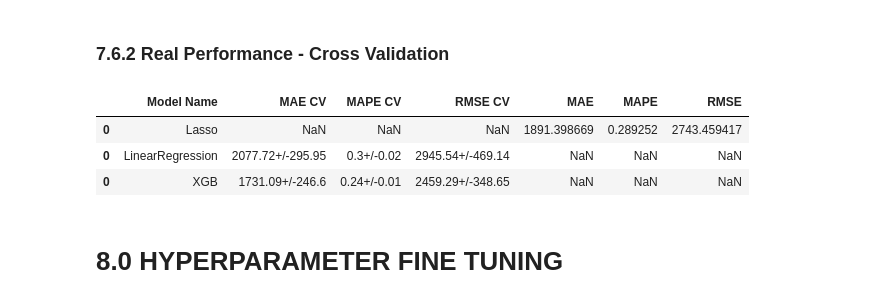
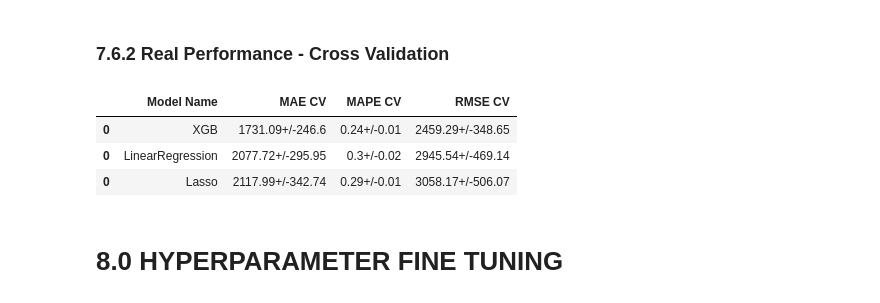
Before and after one commit to alexandrerod/rossmann_sales, a Jupyter notebook: store_sales.ipynb, the cells around one changed output. Cells and saved outputs as stored; diff of their text form; code cells hidden in the pictures.

```diff
--- a/store_sales.ipynb
+++ b/store_sales.ipynb
@@ -1242,13 +1242,13 @@ modelling_result.sort_values('RMSE')
 # %% [markdown]
 ### 7.6.2 Real Performance - Cross Validation
 # %%
-modelling_result_cv = pd.concat([lr_result_cv, lrr_result, xgb_result_cv])
-modelling_result_cv.sort_values('RMSE')
+modelling_result_cv = pd.concat([lrr_result_cv,lr_result_cv, xgb_result_cv])
+modelling_result_cv.sort_values('RMSE CV')
 # %% [output]
-|  | Model Name | MAE CV | MAPE CV | RMSE CV | MAE | MAPE | RMSE |
-| 0 | Lasso | NaN | NaN | NaN | 1891.398669 | 0.289252 | 2743.459417 |
-| 0 | LinearRegression | 2077.72+/-295.95 | 0.3+/-0.02 | 2945.54+/-469.14 | NaN | NaN | NaN |
-| 0 | XGB | 1731.09+/-246.6 | 0.24+/-0.01 | 2459.29+/-348.65 | NaN | NaN | NaN |
+|  | Model Name | MAE CV | MAPE CV | RMSE CV |
+| 0 | XGB | 1731.09+/-246.6 | 0.24+/-0.01 | 2459.29+/-348.65 |
+| 0 | LinearRegression | 2077.72+/-295.95 | 0.3+/-0.02 | 2945.54+/-469.14 |
+| 0 | Lasso | 2117.99+/-342.74 | 0.29+/-0.01 | 3058.17+/-506.07 |
 # %% [markdown]
 # 8.0 HYPERPARAMETER FINE TUNING
 # %% [markdown]
```
Also changed, not shown: parts of 10 cells of this notebook, 6 other files.
